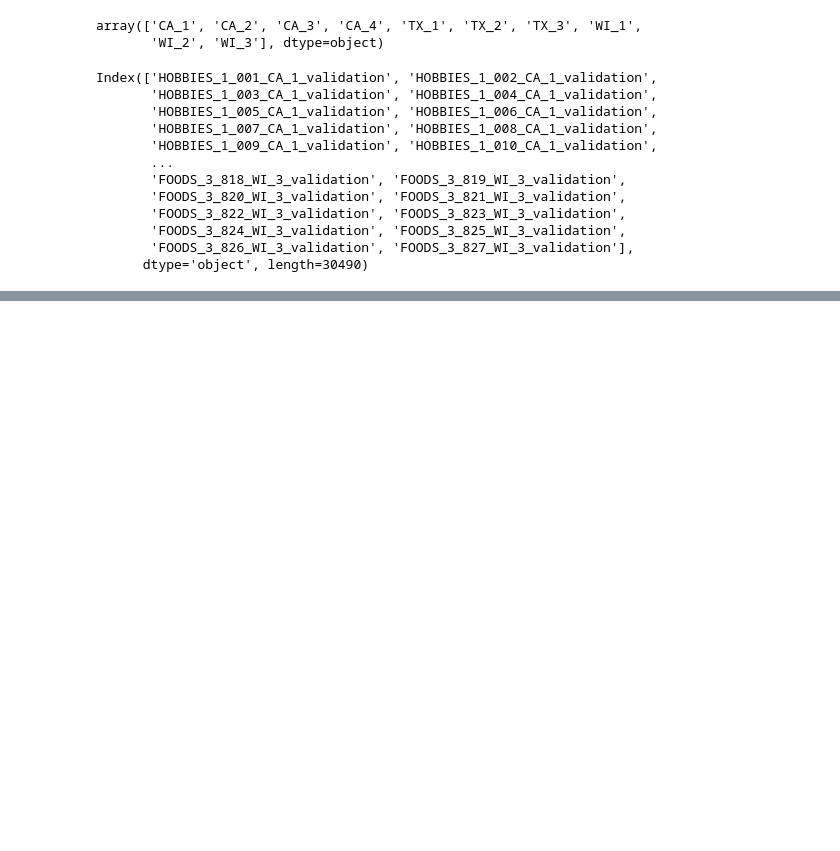
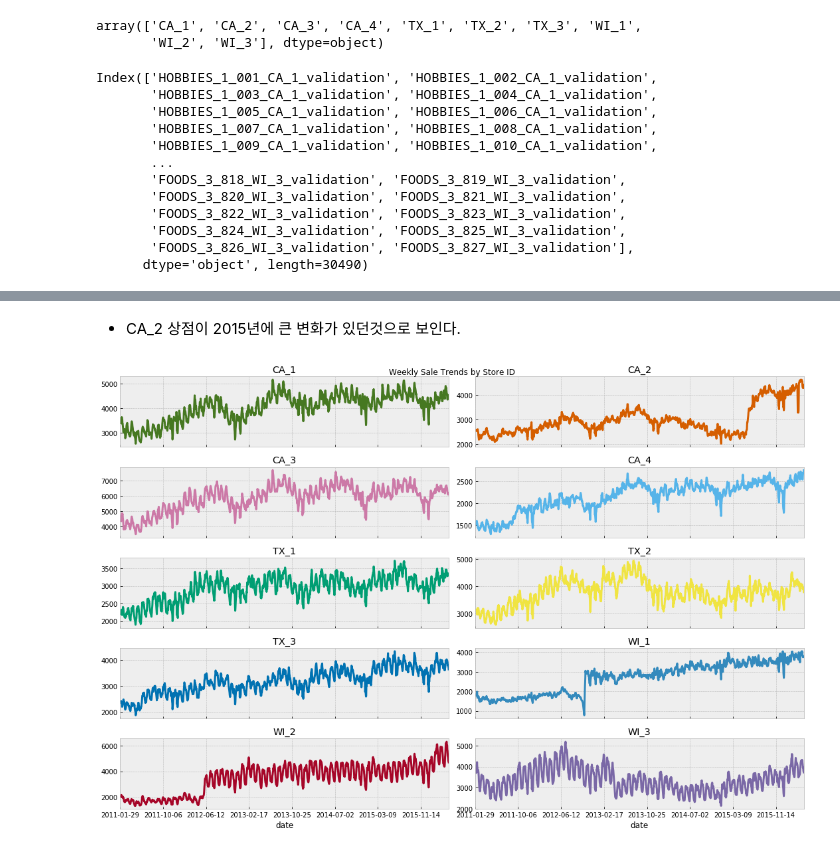
Before and after one commit to suhyun-cho/Dive-to-Kaggle, a Jupyter notebook: M5-Forecasting/M5-Forecasting-Starter-Data-Exploration.ipynb, the cells around one changed output, grey strips where cells are left out. Cells and saved outputs as stored; diff of their text form; code cells hidden in the pictures; blank space fills up the shorter version.

```diff
--- a/M5-Forecasting/M5-Forecasting-Starter-Data-Exploration.ipynb
+++ b/M5-Forecasting/M5-Forecasting-Starter-Data-Exploration.ipynb
@@ -398,0 +410,23 @@ plt.show()
+# %% [markdown]
+* CA_2 상점이 2015년에 큰 변화가 있던것으로 보인다.
+# %%
+fig, axes = plt.subplots(5, 2, figsize=(15, 10), sharex=True)
+axes = axes.flatten()
+ax_idx = 0
+for s in store_list:
+    store_items = [c for c in past_sales.columns if s in c]
+    past_sales[store_items] \
+        .sum(axis=1) \
+        .rolling(7).mean() \
+        .plot(alpha=1,
+              ax=axes[ax_idx],
+              title=s,
+              lw=3,
+              color=next(color_cycle))
+    ax_idx += 1
+# plt.legend(store_list)
+plt.suptitle('Weekly Sale Trends by Store ID')
+plt.tight_layout()
+plt.show()
+# %% [output]
+[figure, added]
```
Also changed, not shown: parts of 27 cells of this notebook.
